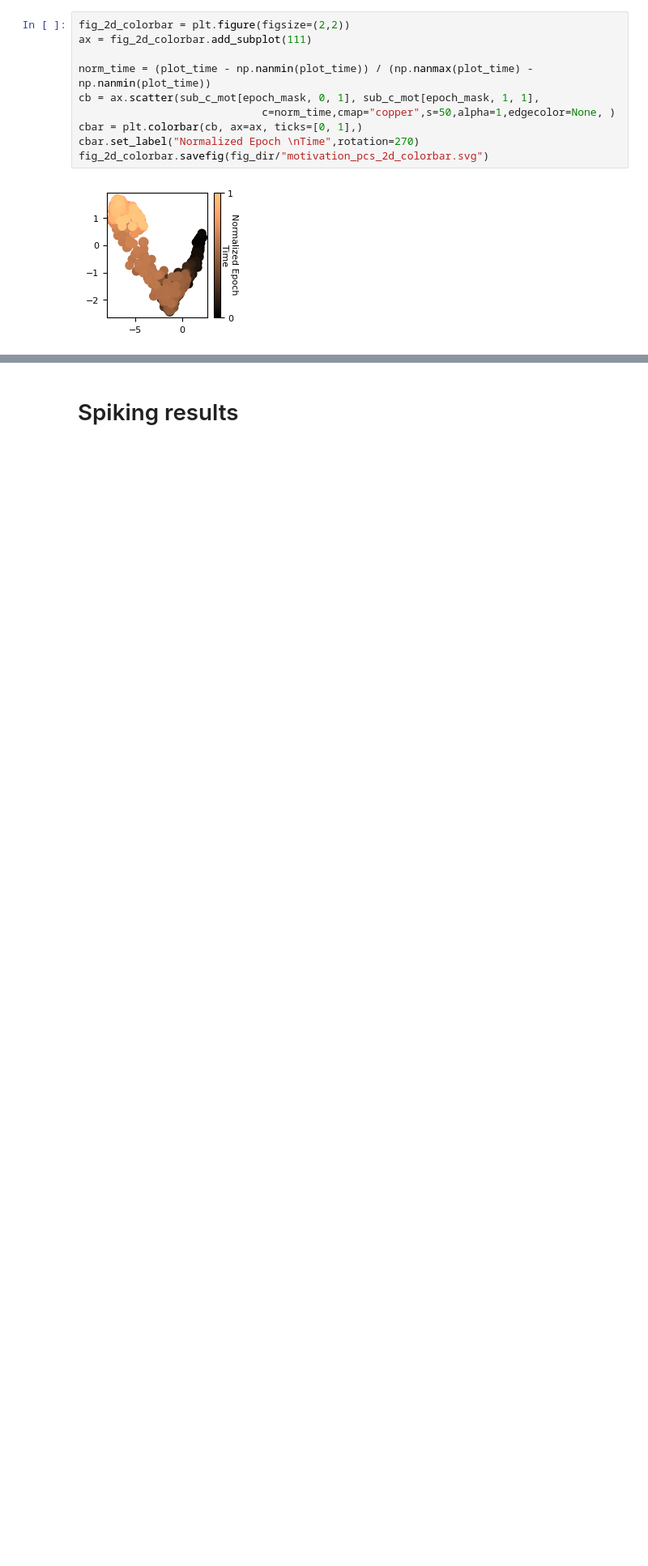
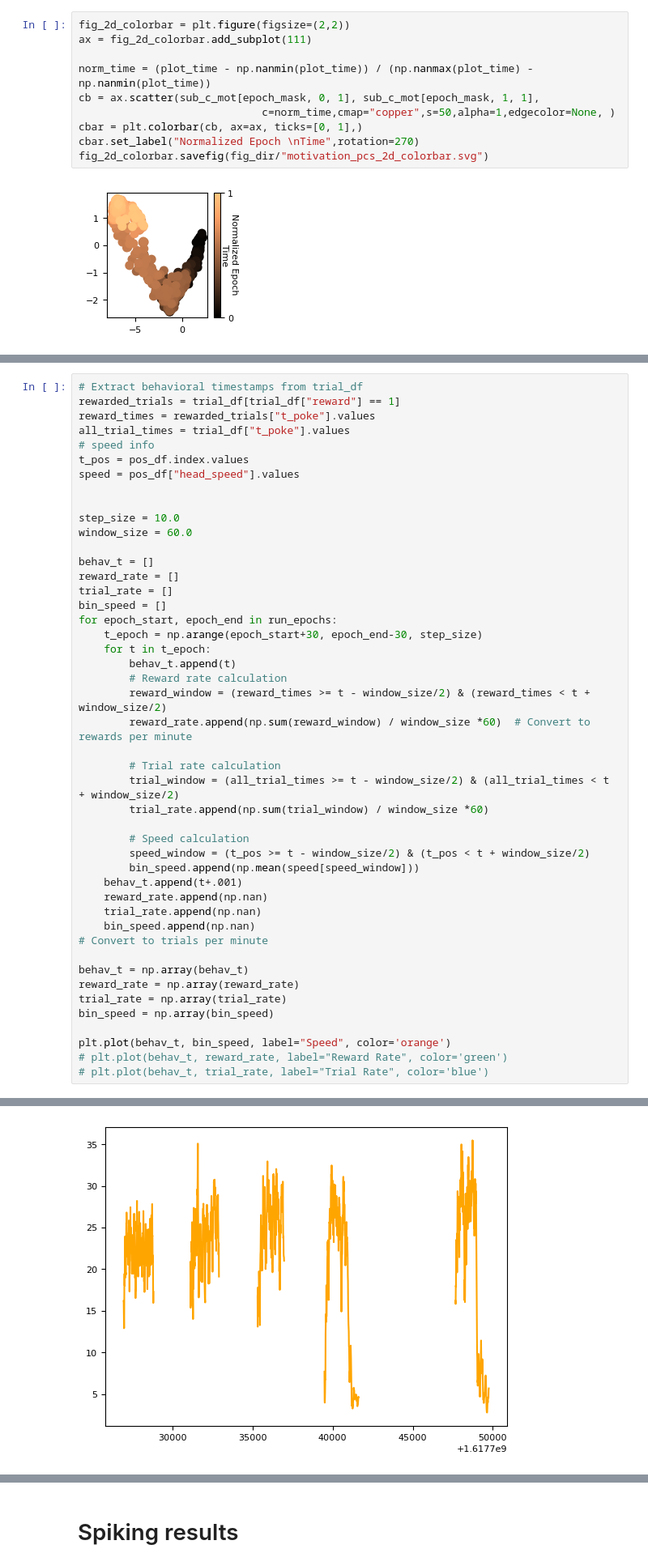
Before and after one commit to samuelbray32/c3po_publication, a Jupyter notebook: Fig5+6/rat_mpfc_motivation.ipynb, the cells around one changed output, grey strips where cells are left out. Shown at 81% size. Cells and saved outputs as stored; diff of their text form; blank space fills up the shorter version.

```diff
--- a/Fig5+6/rat_mpfc_motivation.ipynb
+++ b/Fig5+6/rat_mpfc_motivation.ipynb
@@ -470,0 +641,47 @@ fig_2d_colorbar.savefig(fig_dir/"motivation_pcs_2d_colorbar.svg")
+# %%
+# Extract behavioral timestamps from trial_df
+rewarded_trials = trial_df[trial_df["reward"] == 1]
+reward_times = rewarded_trials["t_poke"].values
+all_trial_times = trial_df["t_poke"].values
+# speed info
+t_pos = pos_df.index.values
+speed = pos_df["head_speed"].values
+
+
+step_size = 10.0
+window_size = 60.0
+
+behav_t = []
+reward_rate = []
+trial_rate = []
+bin_speed = []
+for epoch_start, epoch_end in run_epochs:
+    t_epoch = np.arange(epoch_start+30, epoch_end-30, step_size)
+    for t in t_epoch:
+        behav_t.append(t)
+        # Reward rate calculation
+        reward_window = (reward_times >= t - window_size/2) & (reward_times < t + window_size/2)
+        reward_rate.append(np.sum(reward_window) / window_size *60)  # Convert to rewards per minute
+
+        # Trial rate calculation
+        trial_window = (all_trial_times >= t - window_size/2) & (all_trial_times < t + window_size/2)
+        trial_rate.append(np.sum(trial_window) / window_size *60)
+
+        # Speed calculation
+        speed_window = (t_pos >= t - window_size/2) & (t_pos < t + window_size/2)
+        bin_speed.append(np.mean(speed[speed_window]))
+    behav_t.append(t+.001)
+    reward_rate.append(np.nan)
+    trial_rate.append(np.nan)
+    bin_speed.append(np.nan)
+# Convert to trials per minute
+
+behav_t = np.array(behav_t)
+reward_rate = np.array(reward_rate)
+trial_rate = np.array(trial_rate)
+bin_speed = np.array(bin_speed)
+
+plt.plot(behav_t, bin_speed, label="Speed", color='orange')
+# plt.plot(behav_t, reward_rate, label="Reward Rate", color='green')
+# plt.plot(behav_t, trial_rate, label="Trial Rate", color='blue')
+# %% [output]
@@ -470,0 +689 @@ fig_2d_colorbar.savefig(fig_dir/"motivation_pcs_2d_colorbar.svg")
+[figure, added]
```
Also changed, not shown: parts of 13 cells of this notebook, 3 other files.
